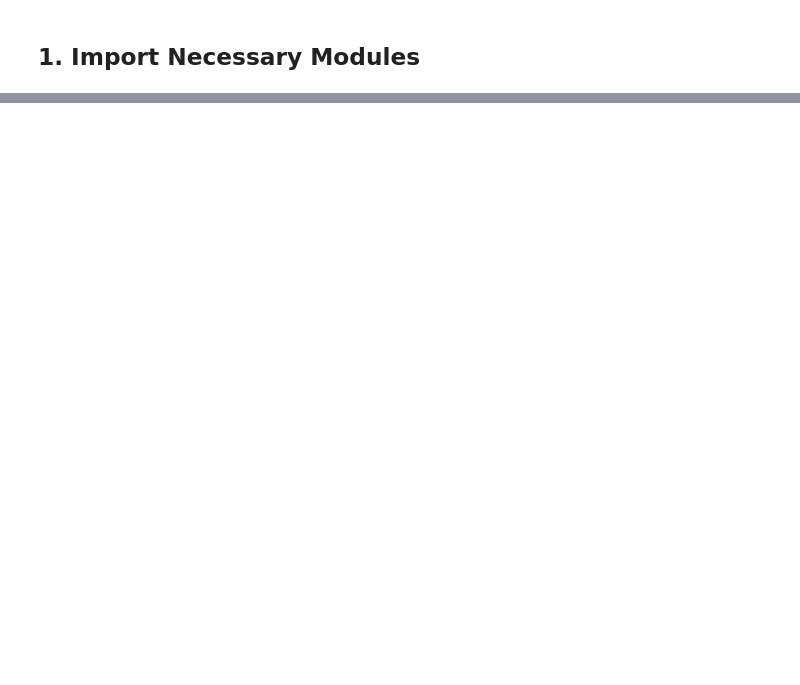
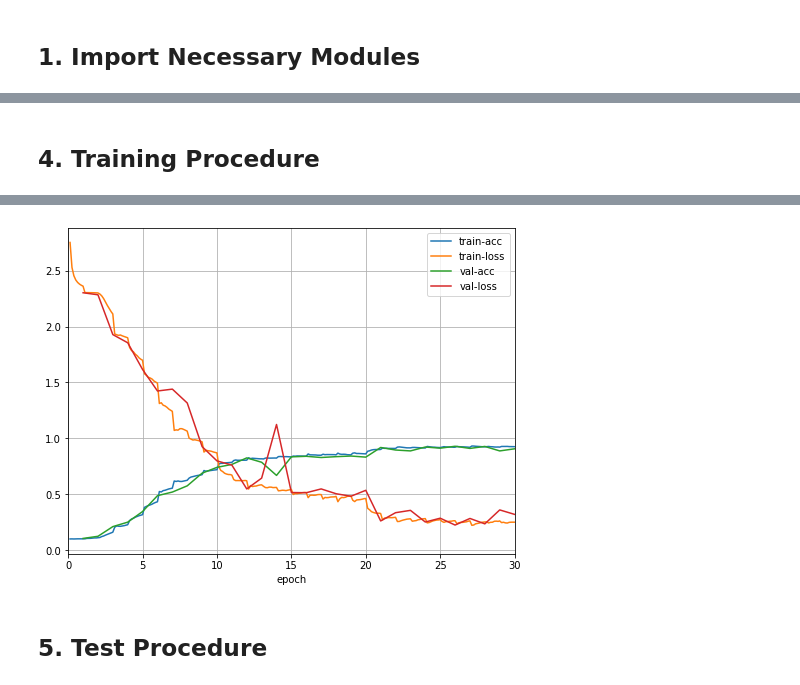
Before and after one commit to danhdoan/cifar10-end2end-mxnet, a Jupyter notebook: cifar10-end2end.ipynb, the cells around one changed output, grey strips where cells are left out. Saved outputs shown, nothing was run; the diff lists cells and outputs as text; code cells hidden in the pictures; blank space fills up the shorter version.

Commit message:
Finalize Training program and Add VGG architectures

```diff
--- a/cifar10-end2end.ipynb
+++ b/cifar10-end2end.ipynb
@@ -207,3 +2,0 @@ LOG(INFO, 'Training Procedure done')
-# %%
-(name, test_acc), test_loss = test(net, test_loader, criterion, ctx)
-LOG(INFO, 'Accuracy: {:.4f}'.format(test_acc))
@@ -211,0 +128,69 @@ LOG(INFO, 'Accuracy: {:.4f}'.format(test_acc))
+# %% [markdown]
+## 4. Training Procedure
+# %%
+def evaluate_accuracy_loss(net, loader, criterion, ctx):
+    metric = mx.metric.Accuracy()
+    loss = 0
+    sample_cnt = 0
+
+    for i, (X, y) in enumerate(train_loader):
+        X, y = X.as_in_context(ctx), y.as_in_context(ctx)
+
+        y_hat = net(X)
+        l = criterion(y_hat, y)
+
+        metric.update(labels=[y], preds=[y_hat])
+        loss += l.sum().asscalar()
+        sample_cnt += X.shape[0]
+
+    return metric.get(), loss / sample_cnt
+# %%
+animator = vis.Animator(
+    xlabel='epoch',
+    legend=['train-acc', 'train-loss', 'val-acc', 'val-loss'],
+    xlim=[0, cfg.NEPOCHS],
+    figsize=(8, 6)
+)
+
+LR_DECAY_EPOCHS = [10, 20] + [np.inf]
+lr_decay_idx = 0
+
+train_metric = mx.metric.Accuracy()
+for epoch in range(cfg.NEPOCHS):
+    train_metric.reset()
+    train_loss_total = 0
+    sample_cnt = 0
+
+    if epoch == LR_DECAY_EPOCHS[lr_decay_idx]:
+        trainer.set_learning_rate(trainer.learning_rate * cfg.LR_DECAY_FACTOR)
+        lr_decay_idx += 1
+
+    for i, (X, y) in enumerate(train_loader):
+        X, y = X.as_in_context(ctx), y.as_in_context(ctx)
+
+        with autograd.record():
+            y_hat = net(X)
+            l = criterion(y_hat, y)
+        l.backward()
+        trainer.step(X.shape[0])
+
+        train_metric.update(labels=[y], preds=[y_hat])
+        train_loss_total += l.sum().asscalar()
+        sample_cnt += X.shape[0]
+
+        name, train_acc = train_metric.get()
+        train_loss = train_loss_total / sample_cnt
+
+        if (i+1) % 50 == 0 or i+1 == len(train_loader):
+            animator.add(epoch + i/len(train_loader),
+                        (train_acc, train_loss, None, None))
+
+    (name, val_acc), val_loss = evaluate_accuracy_loss(net, test_loader, criterion, ctx)
+    animator.add(epoch+1, (None, None, val_acc, val_loss))
+
+    LOG(INFO, 'Epoch:', epoch+1)
+    LOG(INFO, '\ttrain-acc:  {:.4f}'.format(train_acc))
+    LOG(INFO, '\ttrain-loss: {:.4f}'.format(train_loss))
+    LOG(INFO, '\tval-acc:    {:.4f}'.format(val_acc))
+    LOG(INFO, '\tval-loss:   {:.4f}'.format(val_loss))
+# %% [output]
@@ -211,0 +202,3 @@ LOG(INFO, 'Accuracy: {:.4f}'.format(test_acc))
+[figure, added]
+# %% [markdown]
+## 5. Test Procedure
```
Also changed, not shown: parts of 45 cells of this notebook, 11 other files.
